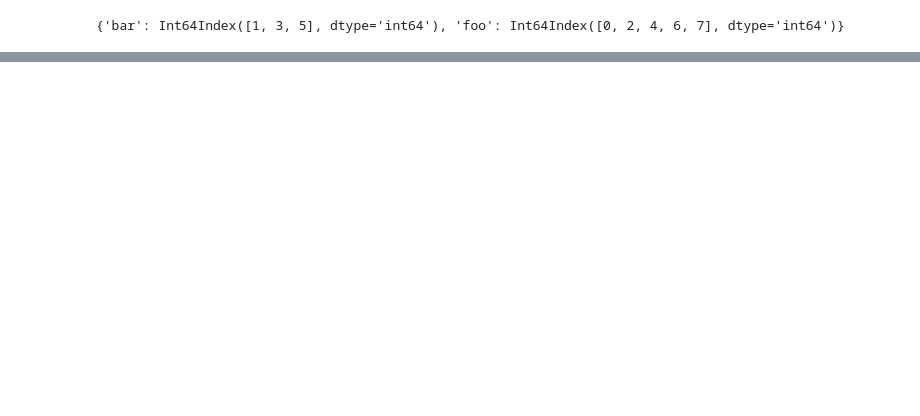
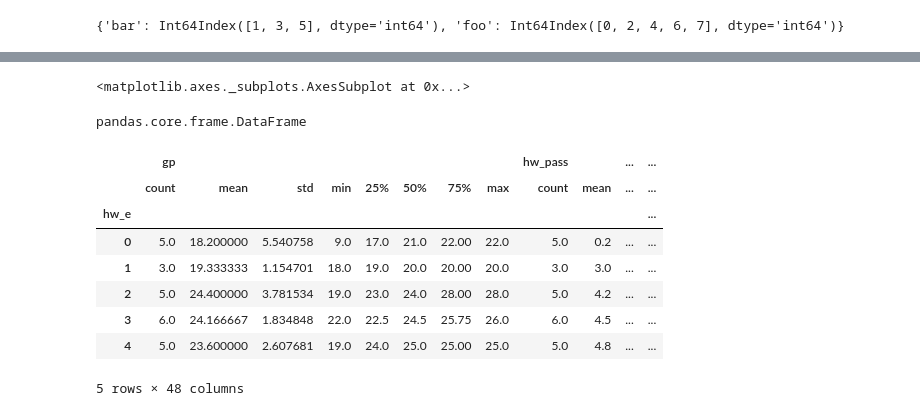
Before and after one commit to RobertTalbert/discretelinearcomputing, a Jupyter notebook: pandas/Group_by.ipynb, the cells around one changed output, grey strips where cells are left out. Saved outputs shown, nothing was run; the diff lists cells and outputs as text; code cells hidden in the pictures; blank space fills up the shorter version.

```diff
--- a/pandas/Group_by.ipynb
+++ b/pandas/Group_by.ipynb
@@ -119,0 +148,3 @@ print(df.groupby(['A','B']).groups)
+# %%
+grades = pd.read_csv('225-gradebook.csv', index_col=0)
+grades.head()
@@ -119,0 +169,7 @@ print(df.groupby(['A','B']).groups)
+# %%
+# Prints off mini-DataFrames for each attained Homework E level
+
+grouped = grades.groupby('hw_e')
+for score, group in grouped:
+    print(score)
+    print(group)
@@ -119,0 +239,28 @@ print(df.groupby(['A','B']).groups)
+# %%
+# Can I plot this?
+# Yes, although this isn't the plot I'd want
+
+grouped.aggregate(np.mean).plot()
+# %% [output]
+<matplotlib.axes._subplots.AxesSubplot at 0x...>
+# %%
+# What is this thing anyway?
+# Answer: Just a regular DataFrame, so do what you want with it
+
+type(grouped.agg(np.mean))
+# %% [output]
+pandas.core.frame.DataFrame
+# %%
+# Gives descriptive stats for each assessment type arranged by HW E score
+
+grouped.describe()
+# %% [output]
+|  | gp |  |  |  |  |  |  |  | hw_pass |  | ... | ... |
+|  | count | mean | std | min | 25% | 50% | 75% | max | count | mean | ... | ... |
+| hw_e |  |  |  |  |  |  |  |  |  |  |  | ... |
+| 0 | 5.0 | 18.200000 | 5.540758 | 9.0 | 17.0 | 21.0 | 22.00 | 22.0 | 5.0 | 0.2 | ... | ... |
+| 1 | 3.0 | 19.333333 | 1.154701 | 18.0 | 19.0 | 20.0 | 20.00 | 20.0 | 3.0 | 3.0 | ... | ... |
+| 2 | 5.0 | 24.400000 | 3.781534 | 19.0 | 23.0 | 24.0 | 28.00 | 28.0 | 5.0 | 4.2 | ... | ... |
+| 3 | 6.0 | 24.166667 | 1.834848 | 22.0 | 22.5 | 24.5 | 25.75 | 26.0 | 6.0 | 4.5 | ... | ... |
+| 4 | 5.0 | 23.600000 | 2.607681 | 19.0 | 24.0 | 25.0 | 25.00 | 25.0 | 5.0 | 4.8 | ... | ... |
+5 rows × 48 columns
```
Also changed, not shown: parts of 36 cells of this notebook, 7 other files.
